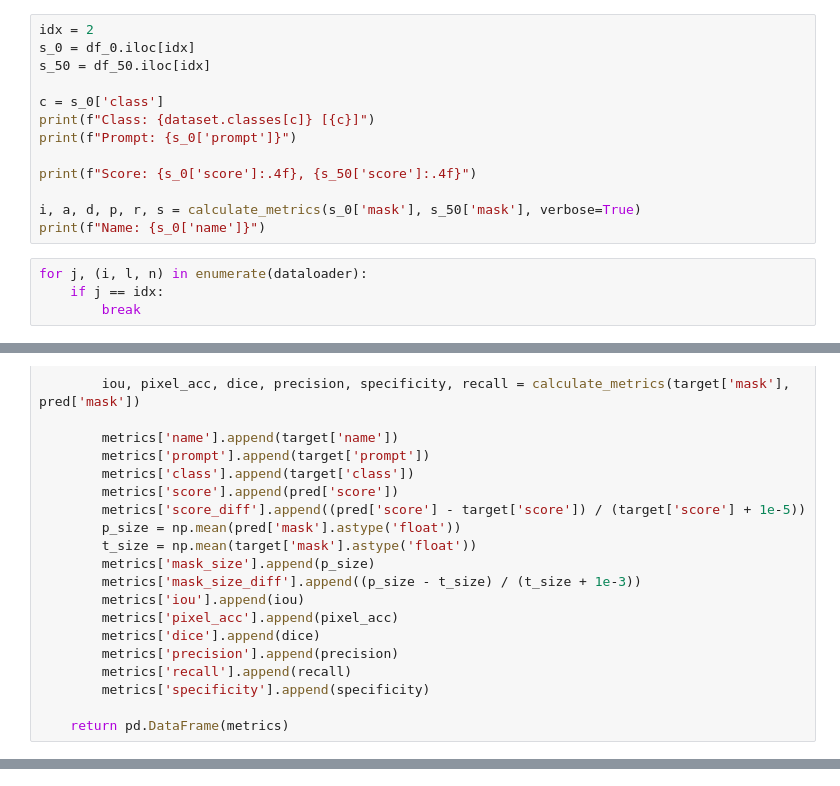
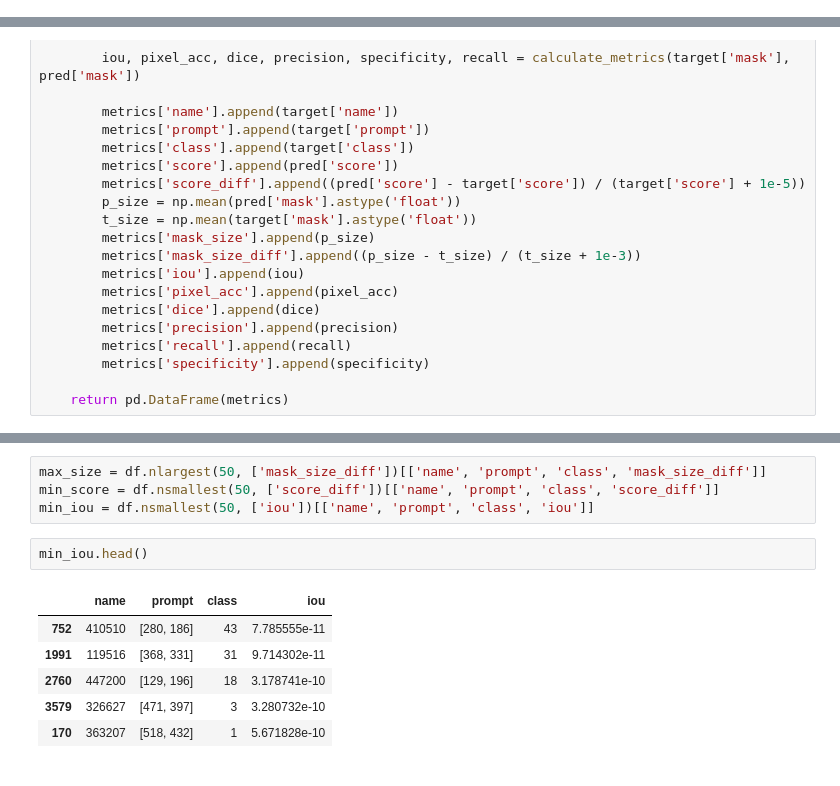
Before and after one commit to simoneangarano/BenchSAM, a Jupyter notebook: COCO_Test.ipynb, the cells around one changed output, grey strips where cells are left out. Drawn from its saved outputs; the diff is of its cells as text.

```diff
--- a/COCO_Test.ipynb
+++ b/COCO_Test.ipynb
@@ -412,20 +413,3 @@ def calculate_metrics(target, pred, eps=1e-5, verbose=False):
         print(f"IoU: {iou:.4f}, Pixel Acc: {pixel_acc:.4f}, Dice: {dice:.4f}, Precision: {precision:.4f}, Recall: {recall:.4f}, Specificity: {specificity:.4f}")
 
     return iou, pixel_acc, dice, precision, specificity, recall
-# %%
-idx = 2
-s_0 = df_0.iloc[idx]
-s_50 = df_50.iloc[idx]
-
-c = s_0['class']
-print(f"Class: {dataset.classes[c]} [{c}]")
-print(f"Prompt: {s_0['prompt']}")
-
-print(f"Score: {s_0['score']:.4f}, {s_50['score']:.4f}")
-
-i, a, d, p, r, s = calculate_metrics(s_0['mask'], s_50['mask'], verbose=True)
-print(f"Name: {s_0['name']}")
-# %%
-for j, (i, l, n) in enumerate(dataloader):
-    if j == idx:
-        break
@@ -476,0 +477,13 @@ for k in ['class', 'score', 'score_diff', 'mask_size', 'mask_size_diff',  'iou',
+# %%
+max_size = df.nlargest(50, ['mask_size_diff'])[['name', 'prompt', 'class', 'mask_size_diff']]
+min_score = df.nsmallest(50, ['score_diff'])[['name', 'prompt', 'class', 'score_diff']]
+min_iou = df.nsmallest(50, ['iou'])[['name', 'prompt', 'class', 'iou']]
+# %%
+min_iou.head()
+# %% [output]
+|  | name | prompt | class | iou |
+| 752 | 410510 | [280, 186] | 43 | 7.785555e-11 |
+| 1991 | 119516 | [368, 331] | 31 | 9.714302e-11 |
+| 2760 | 447200 | [129, 196] | 18 | 3.178741e-10 |
+| 3579 | 326627 | [471, 397] | 3 | 3.280732e-10 |
+| 170 | 363207 | [518, 432] | 1 | 5.671828e-10 |
```
Also changed, not shown: parts of 18 cells of this notebook, 8 other files.
